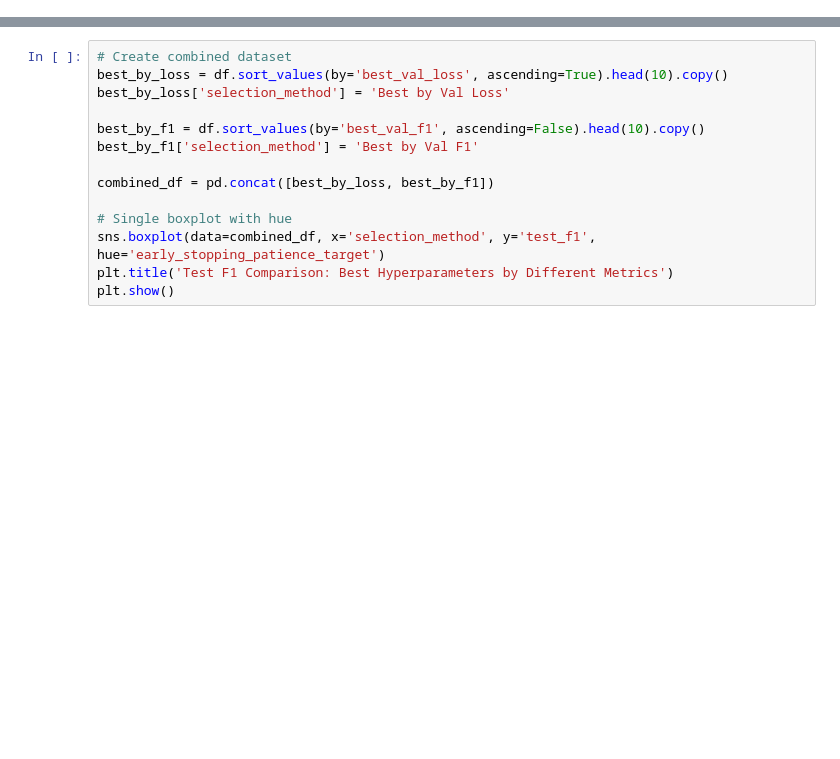
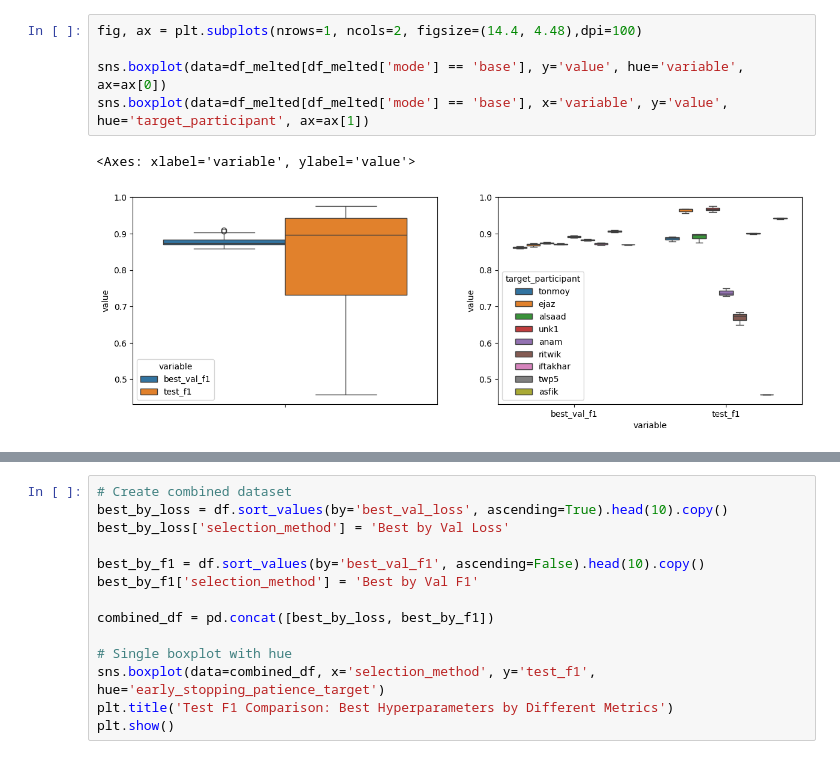
Before and after one commit to smithandrewk/ml-customization, a Jupyter notebook: eval_two_stage.ipynb, the cells around one changed output, grey strips where cells are left out. Cells and saved outputs as stored; diff of their text form; blank space fills up the shorter version.

```diff
--- a/eval_two_stage.ipynb
+++ b/eval_two_stage.ipynb
@@ -85,0 +103,8 @@ sns.boxplot(data=df, x='use_dilation', y='best_val_f1', hue='dropout', ax=ax[2,0
+# %%
+fig, ax = plt.subplots(nrows=1, ncols=2, figsize=(14.4, 4.48),dpi=100)
+
+sns.boxplot(data=df_melted[df_melted['mode'] == 'base'], y='value', hue='variable', ax=ax[0])
+sns.boxplot(data=df_melted[df_melted['mode'] == 'base'], x='variable', y='value', hue='target_participant', ax=ax[1])
+# %% [output]
+<Axes: xlabel='variable', ylabel='value'>
+[figure, added]
```
Also changed, not shown: parts of 34 cells of this notebook, 15 other files.
